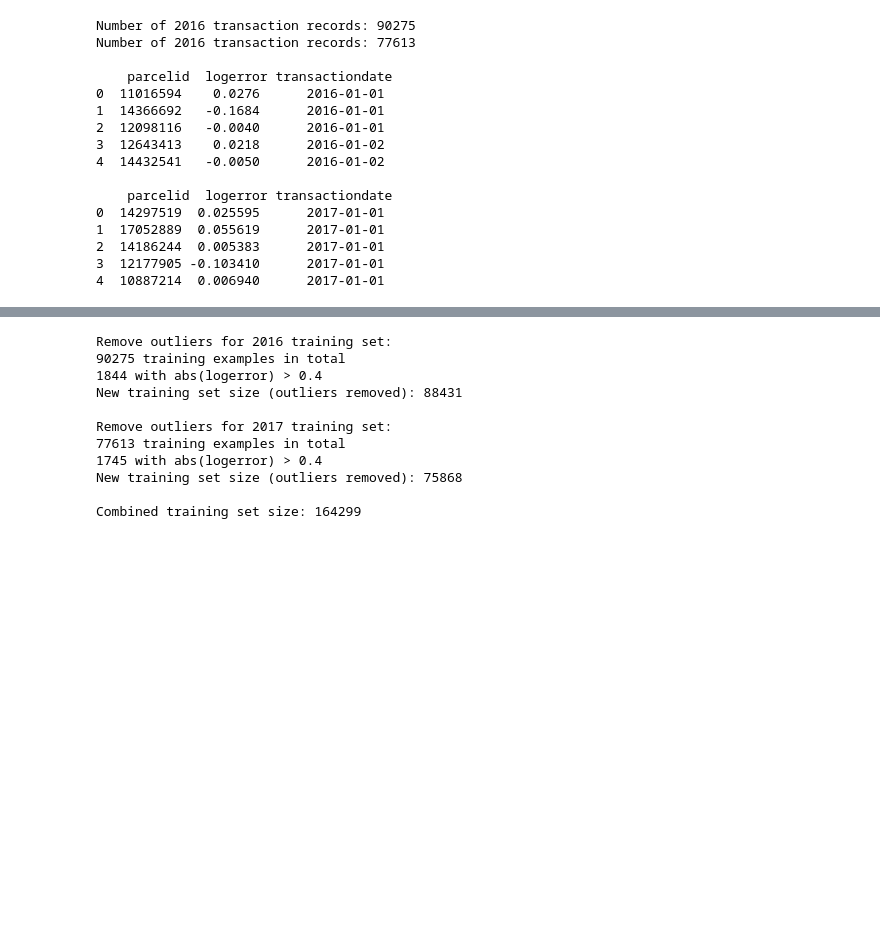
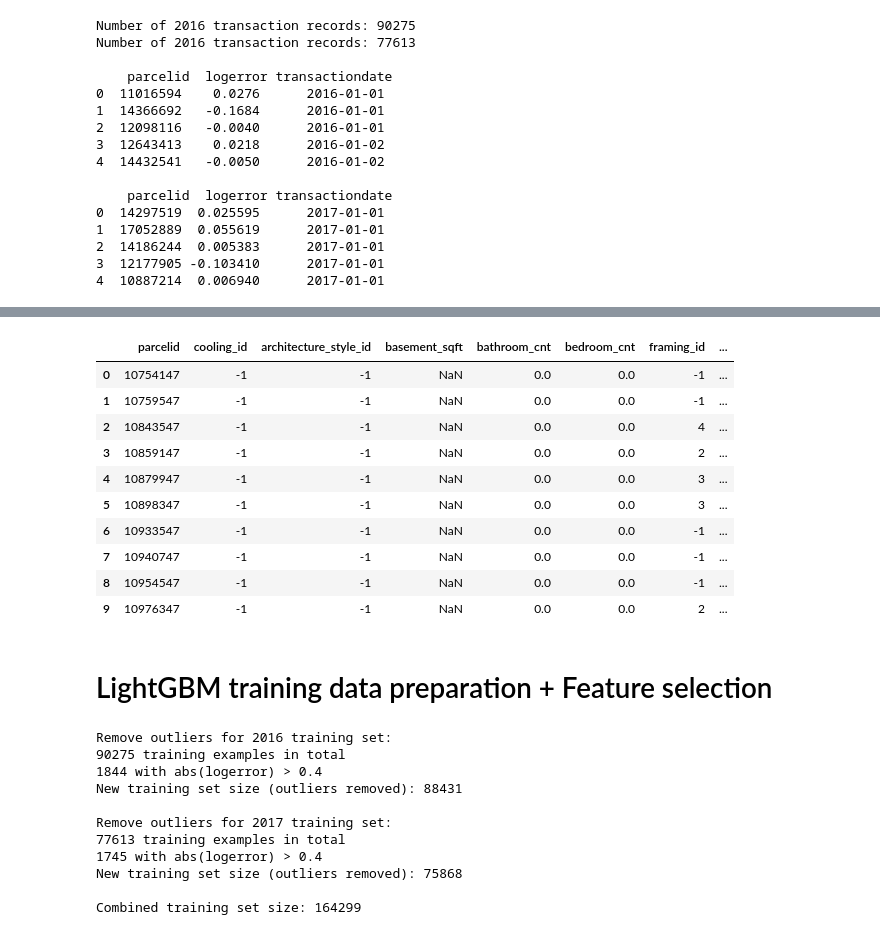
Before and after one commit to junjiedong/Zillow-Kaggle, a Jupyter notebook: model.ipynb, the cells around one changed output, grey strips where cells are left out. Saved outputs shown, nothing was run; the diff lists cells and outputs as text; code cells hidden in the pictures; blank space fills up the shorter version.

```diff
--- a/model.ipynb
+++ b/model.ipynb
@@ -136,3 +191,54 @@ prop_2017.head()
+# %%
+# Compute region-based aggregate features
+def add_aggregate_features(df, group_col, agg_cols):
+    df[group_col + '-groupcnt'] = df[group_col].map(df[group_col].value_counts())
+    new_columns = []  # New feature columns added to the DataFrame
+
+    for col in agg_cols:
+        aggregates = df.groupby(group_col, as_index=False)[col].agg([np.mean])
+        aggregates.columns = [group_col + '-' + col + '-' + s for s in ['mean']]
+        new_columns += list(aggregates.columns)
+        df = df.merge(how='left', right=aggregates, on=group_col)
+
+    for col in agg_cols:
+        mean = df[group_col + '-' + col + '-mean']
+        diff = df[col] - mean
+
+        df[group_col + '-' + col + '-' + 'diff'] = diff
+        if col != 'year_built':
+            df[group_col + '-' + col + '-' + 'percent'] = diff / mean
+
+    # Set the values of the new features to NaN if the groupcnt is too small (prevent overfitting)
+    threshold = 100
+    df.loc[df[group_col + '-groupcnt'] < threshold, new_columns] = np.nan
+
+    # Drop the mean features since they turn out to be not useful
+    df.drop([group_col+'-'+col+'-mean' for col in agg_cols], axis=1, inplace=True)
+
+    gc.collect()
+    return df
+
+group_col = 'region_zip'
+agg_cols = ['lot_sqft', 'year_built', 'finished_area_sqft_calc',
+            'tax_structure', 'tax_land', 'tax_property', 'property_tax_per_sqft']
+prop_2016 = add_aggregate_features(prop_2016, group_col, agg_cols)
+prop_2017 = add_aggregate_features(prop_2017, group_col, agg_cols)
+
+prop_2017.head(10)
+# %% [output]
+|  | parcelid | cooling_id | architecture_style_id | basement_sqft | bathroom_cnt | bedroom_cnt | framing_id | ... |
+| 0 | 10754147 | -1 | -1 | NaN | 0.0 | 0.0 | -1 | ... |
+| 1 | 10759547 | -1 | -1 | NaN | 0.0 | 0.0 | -1 | ... |
+| 2 | 10843547 | -1 | -1 | NaN | 0.0 | 0.0 | 4 | ... |
+| 3 | 10859147 | -1 | -1 | NaN | 0.0 | 0.0 | 2 | ... |
+| 4 | 10879947 | -1 | -1 | NaN | 0.0 | 0.0 | 3 | ... |
+| 5 | 10898347 | -1 | -1 | NaN | 0.0 | 0.0 | 3 | ... |
+| 6 | 10933547 | -1 | -1 | NaN | 0.0 | 0.0 | -1 | ... |
+| 7 | 10940747 | -1 | -1 | NaN | 0.0 | 0.0 | -1 | ... |
+| 8 | 10954547 | -1 | -1 | NaN | 0.0 | 0.0 | -1 | ... |
+| 9 | 10976347 | -1 | -1 | NaN | 0.0 | 0.0 | 2 | ... |
+# %% [markdown]
+# LightGBM training data preparation + Feature selection
 # %%
 # Join the training data with the property table
 train_2016 = train_2016.merge(how='left', right=prop_2016, on='parcelid')
```
Also changed, not shown: parts of 23 cells of this notebook, 2 other files.
